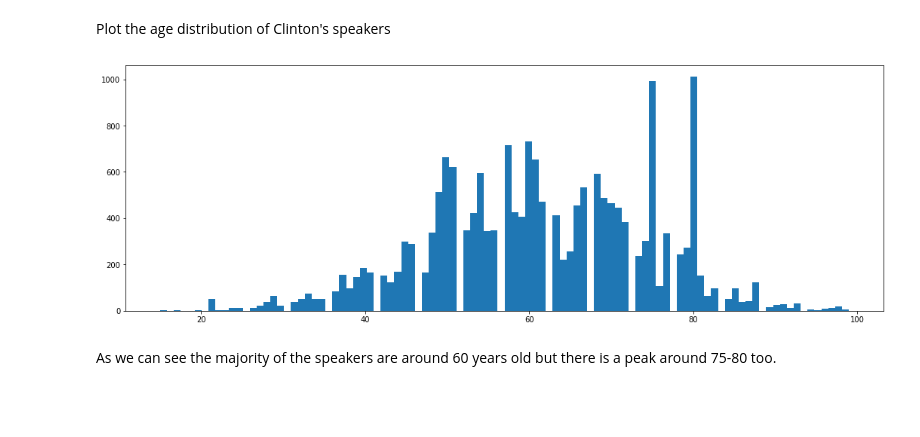
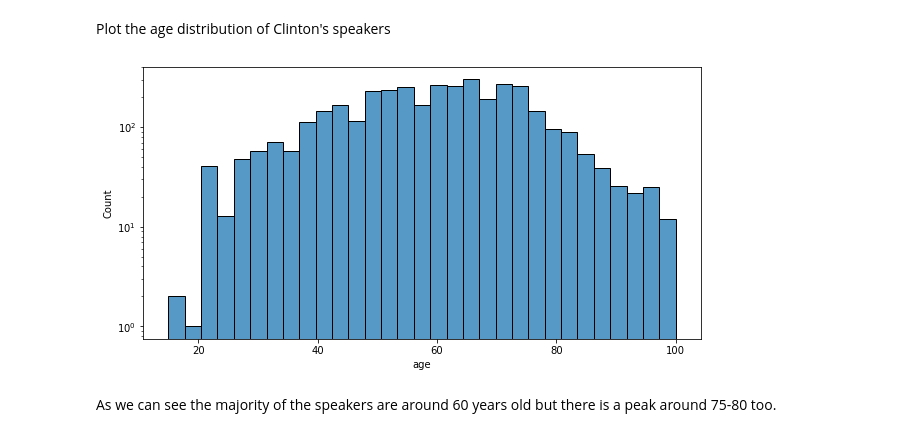
Before and after one commit to lucarossi9/Applied-Data-Analysis-project, a Jupyter notebook: Project 2.ipynb, the cells around one changed output. Drawn from its saved outputs; the diff is of its cells as text; code cells hidden in the pictures; blank space fills up the shorter version.

Commit message:
modified age plots

```diff
--- a/Project 2.ipynb
+++ b/Project 2.ipynb
@@ -242,5 +242,8 @@ Our objective here is to realize if there is any relation between a specific att
 First to do this type of analisys, we load file with the authorID merged. This column contain the index of the speaker attributes file. This way we can search in constant time the speaker's attributes resulting in a more compact and general way to merge this values.
 # %%
 #Load Clinton's speakers attributes file
-Clinton_atributes = pd.read_pickle("data/Clinton_with_attributes.pkl")
+Clinton_attributes = pd.read_pickle("data/Clinton_with_attributes.pkl")
+# %%
+Clinton_attributes.qids = Clinton_attributes.qids.transform(lambda x: x[0])
+Clinton_with_att = pd.merge(Clinton_attributes, speaker_attributes_updated, left_on = 'qids', right_on = 'id' )
 # %% [markdown]
@@ -297,12 +294,16 @@ age_list_filtered = age_speaker_values[age_speaker_values["age"]<100]["age"].val
 # %% [markdown]
 Plot the age distribution of Clinton's speakers
+# %%
+age_serie_Clinton = Clinton_with_att.groupby(by = 'speaker').date_of_birth.head(1)
+age_serie_Clinton = age_serie_Clinton.dropna().transform(lambda x: 2021 - int(x[0][1:5]))
+age_serie_Clinton = age_serie_Clinton[age_serie_Clinton <=100]
+age_serie_Clinton = age_serie_Clinton.rename("age")
 # %%
-#plot the age distribution
-
-plt.hist(age_list_filtered, bins= 100)
+#plot age distribution
+ax = sns.histplot(data = age_serie_Clinton, log_scale=(False, True))
 plt.show()
 # %% [output]
-[figure, old version]
+[figure, new version]
 # %% [markdown]
 As we can see the majority of the speakers are around 60 years old but there is a peak around 75-80 too.
 # %% [markdown]
```
Also changed, not shown: parts of 12 cells of this notebook.
